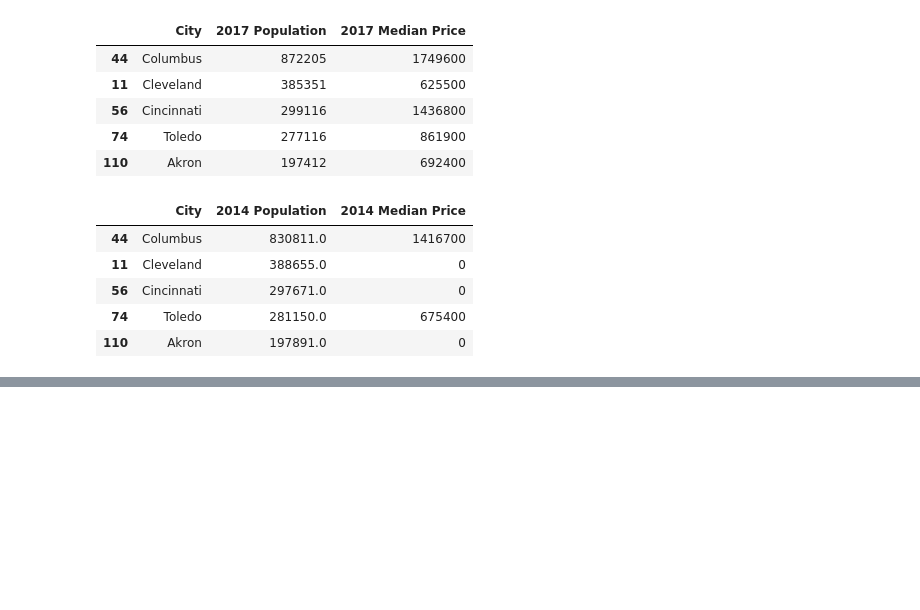
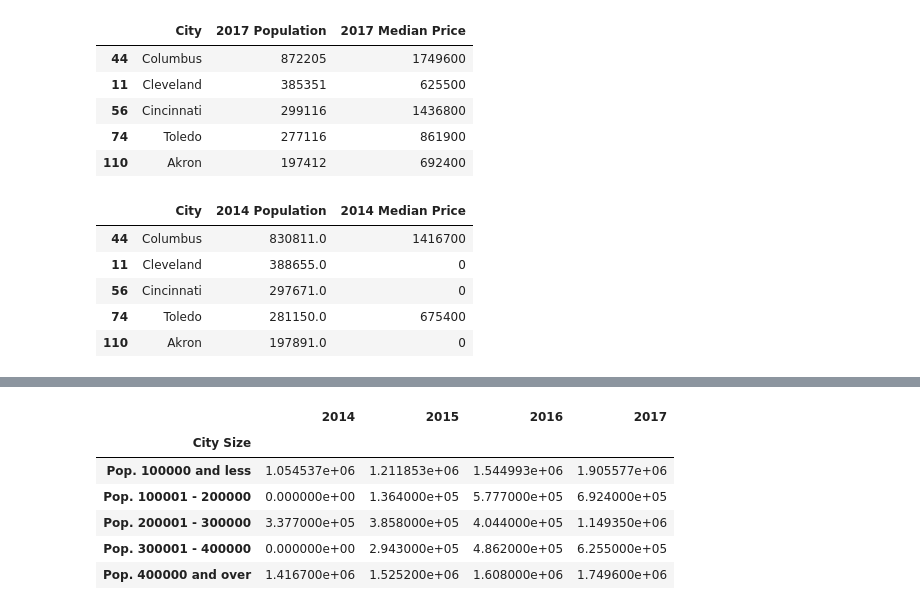
Before and after one commit to taylorbreychak/Project-1, a Jupyter notebook: ProjectCode_Merged/CrimeDataAnalysis-FinalCode.ipynb, the cells around one changed output, grey strips where cells are left out. Drawn from its saved outputs; the diff is of its cells as text; code cells hidden in the pictures; blank space fills up the shorter version.

Commit message:
Maria's code merged

```diff
--- a/ProjectCode_Merged/CrimeDataAnalysis-FinalCode.ipynb
+++ b/ProjectCode_Merged/CrimeDataAnalysis-FinalCode.ipynb
@@ -411,0 +517,13 @@ plt.show()
+# %%
+#Ohio Avg. Crime Rate
+CrimeRate_df = merge_Zillow_Crime_df[["2017 Population","City","Crime Rate 2013", "Crime Rate 2014",
+                                      "Crime Rate 2015", "Crime Rate 2016","Crime Rate 2017",
+                                     "2014 Median Price", "2015 Median Price", "2016 Median Price", "2017 Median Price"]]
+CrimeRate_df = CrimeRate_df.rename(columns={"Crime Rate 2016": "2016", "Crime Rate 2015": "2015",
+                                            "Crime Rate 2014": "2014",  "Crime Rate 2013": "2013",
+                                           "Crime Rate 2017": "2017"})
+
+CrimeRate_df =CrimeRate_df.fillna(0)
+#CrimeRate_df= CrimeRate_df.set_index("City")
+AverageOH_Crime = CrimeRate_df.mean()
+AverageOH_Crime
@@ -411,0 +575,21 @@ plt.show()
+# %%
+size_bins = [0, 100000, 200000, 300000, 40000,880000]
+bins = ["Pop. 100000 and less", "Pop. 100001 - 200000", "Pop. 200001 - 300000","Pop. 300001 - 400000","Pop. 400000 and over"]
+pd.cut(CrimeRate_df["2017 Population"], [0, 100000, 200000, 300000,400000,880000], labels=bins)
+CrimeRate_df["City Size"] = pd.cut(CrimeRate_df["2017 Population"],[0, 100000, 200000, 300000,400000, 880000],labels=bins)
+CrimeRate_dfGrouped = CrimeRate_df.groupby("City Size")
+CrimeRate_dfGrouped.mean()
+Housingprice_bycitysize = pd.DataFrame(CrimeRate_dfGrouped["2014 Median Price", "2015 Median Price",
+                                                              "2016 Median Price","2017 Median Price" ].mean())
+Housingprice_bycitysize=Housingprice_bycitysize.rename(columns={"2014 Median Price":"2014","2015 Median Price":"2015",
+                                                                "2016 Median Price":"2016","2017 Median Price":"2017"})
+
+Housingprice_bycitysize
+# %% [output]
+|  | 2014 | 2015 | 2016 | 2017 |
+| City Size |  |  |  |  |
+| Pop. 100000 and less | 1.054537e+06 | 1.211853e+06 | 1.544993e+06 | 1.905577e+06 |
+| Pop. 100001 - 200000 | 0.000000e+00 | 1.364000e+05 | 5.777000e+05 | 6.924000e+05 |
+| Pop. 200001 - 300000 | 3.377000e+05 | 3.858000e+05 | 4.044000e+05 | 1.149350e+06 |
+| Pop. 300001 - 400000 | 0.000000e+00 | 2.943000e+05 | 4.862000e+05 | 6.255000e+05 |
+| Pop. 400000 and over | 1.416700e+06 | 1.525200e+06 | 1.608000e+06 | 1.749600e+06 |
```
Also changed, not shown: parts of 12 cells of this notebook.
